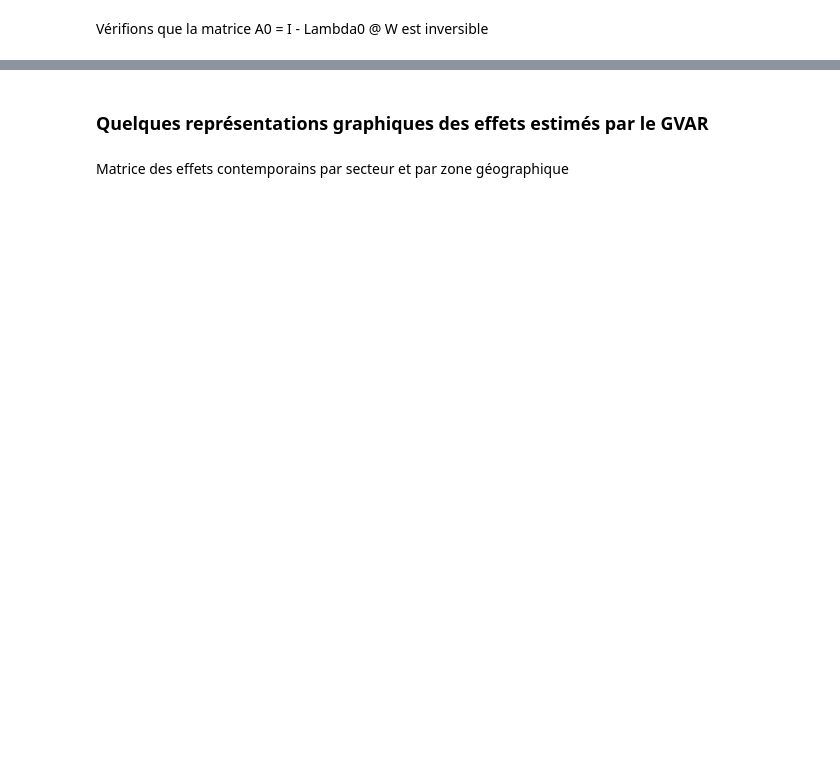
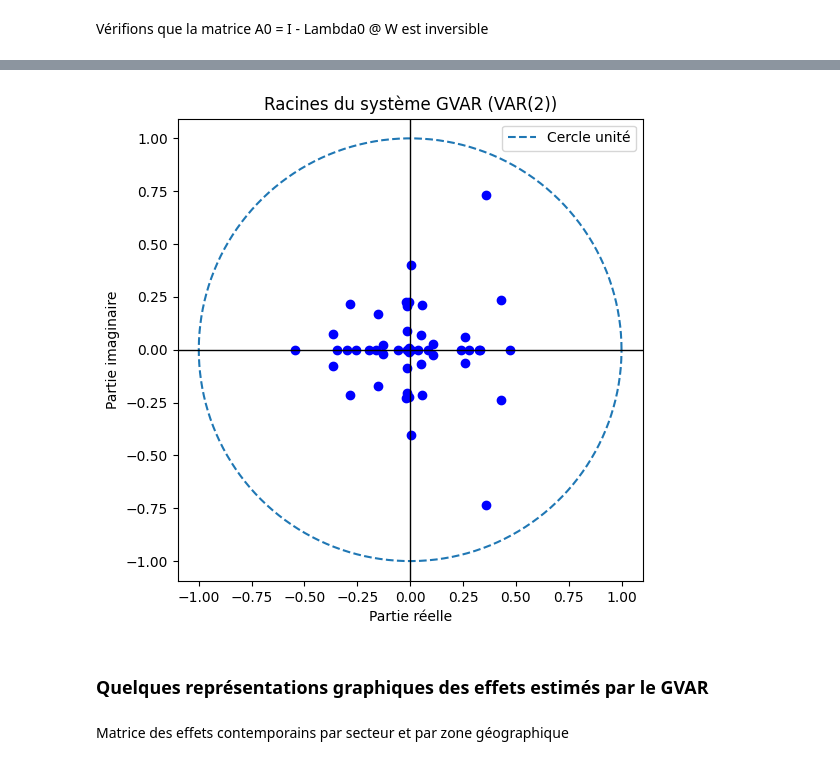
Before and after one commit to Celeste2405/PFE-CLIMATE-STRESS-TESTING-BANKING-PORTFOLIO, a Jupyter notebook: gvar_global.ipynb, the cells around one changed output, grey strips where cells are left out. Cells and saved outputs as stored; diff of their text form; code cells hidden in the pictures; blank space fills up the shorter version.

```diff
--- a/gvar_global.ipynb
+++ b/gvar_global.ipynb
@@ -1246,3 +1343,46 @@ Vérification I : True
+# %%
+def plot_gvar_roots(Phi1: pd.DataFrame, Phi2: pd.DataFrame):
+
+    N = Phi1.shape[0]
+
+    # construction matrice companion
+    top = np.hstack([Phi1.values, Phi2.values])
+    bottom = np.hstack([np.eye(N), np.zeros((N, N))])
+    companion = np.vstack([top, bottom])
+
+    # valeurs propres
+    eigvals = np.linalg.eigvals(companion)
+
+    # cercle unité
+    theta = np.linspace(0, 2*np.pi, 500)
+    unit_x = np.cos(theta)
+    unit_y = np.sin(theta)
+
+    plt.figure(figsize=(6, 6))
+
+    plt.plot(unit_x, unit_y, linestyle="--", label="Cercle unité")
+
+    plt.scatter(
+        np.real(eigvals),
+        np.imag(eigvals),
+        color="blue"
+    )
+
+    plt.axhline(0, color="black", linewidth=1)
+    plt.axvline(0, color="black", linewidth=1)
+
+    plt.xlabel("Partie réelle")
+    plt.ylabel("Partie imaginaire")
+    plt.title("Racines du système GVAR (VAR(2))")
+
+    plt.axis("equal")
+    plt.legend()
+
+    plt.show()
+# %%
+plot_gvar_roots(Phi1, Phi2)
+# %% [output]
+[figure, added]
 # %% [markdown]
 ### Quelques représentations graphiques des effets estimés par le GVAR
 # %% [markdown]
```
Also changed, not shown: parts of 70 cells of this notebook.
